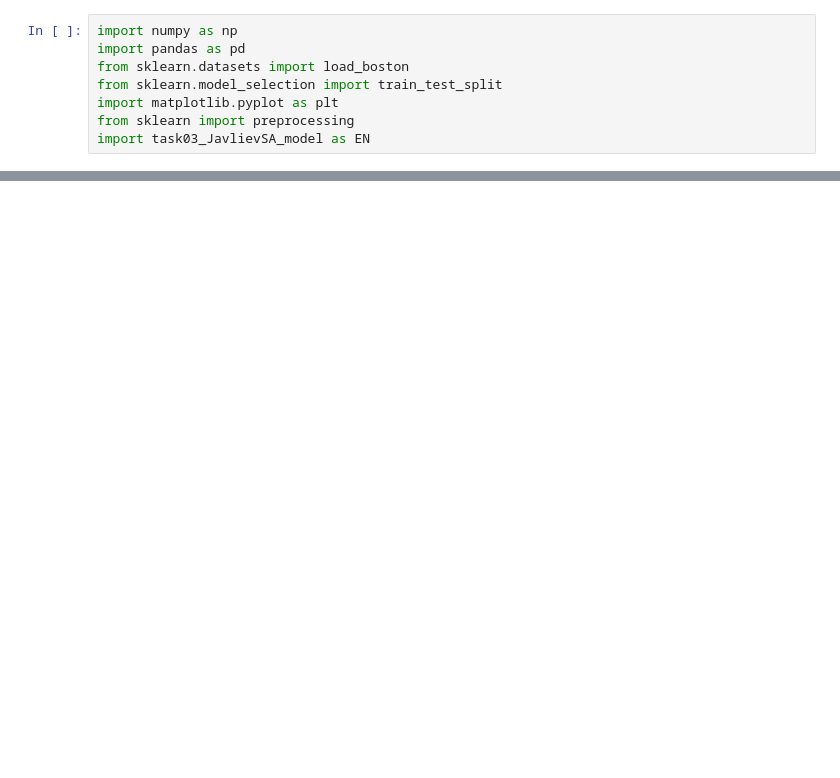
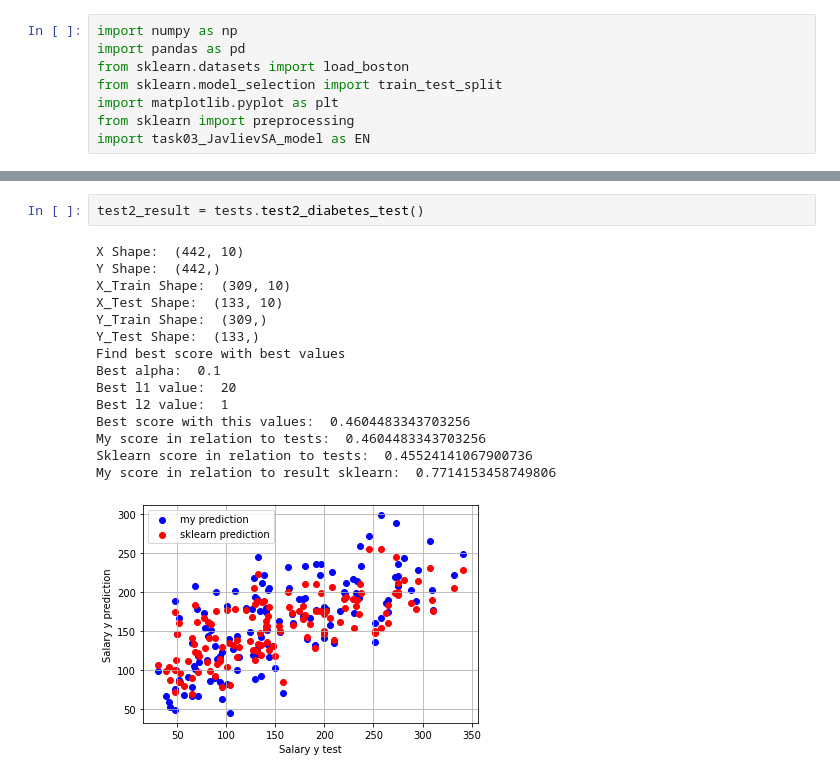
Before and after one commit to Pixelzzz99/ElasticNet_Regression_alg, a Jupyter notebook: task03_JavlievSA_run.ipynb, the cells around one changed output, grey strips where cells are left out. Drawn from its saved outputs; the diff is of its cells as text; blank space fills up the shorter version.

```diff
--- a/task03_JavlievSA_run.ipynb
+++ b/task03_JavlievSA_run.ipynb
@@ -85,0 +31,18 @@ ValueError: x and y must be the same size
+# %%
+test2_result = tests.test2_diabetes_test()
+# %% [output]
+X Shape:  (442, 10)
+Y Shape:  (442,)
+X_Train Shape:  (309, 10)
+X_Test Shape:  (133, 10)
+Y_Train Shape:  (309,)
+Y_Test Shape:  (133,)
+Find best score with best values
+Best alpha:  0.1
+Best l1 value:  20
+Best l2 value:  1
+Best score with this values:  0.4604483343703256
+My score in relation to tests:  0.4604483343703256
+Sklearn score in relation to tests:  0.45524141067900736
+My score in relation to result sklearn:  0.7714153458749806
+[figure, added]
```
Also changed, not shown: parts of 18 cells of this notebook, 2 other files.
